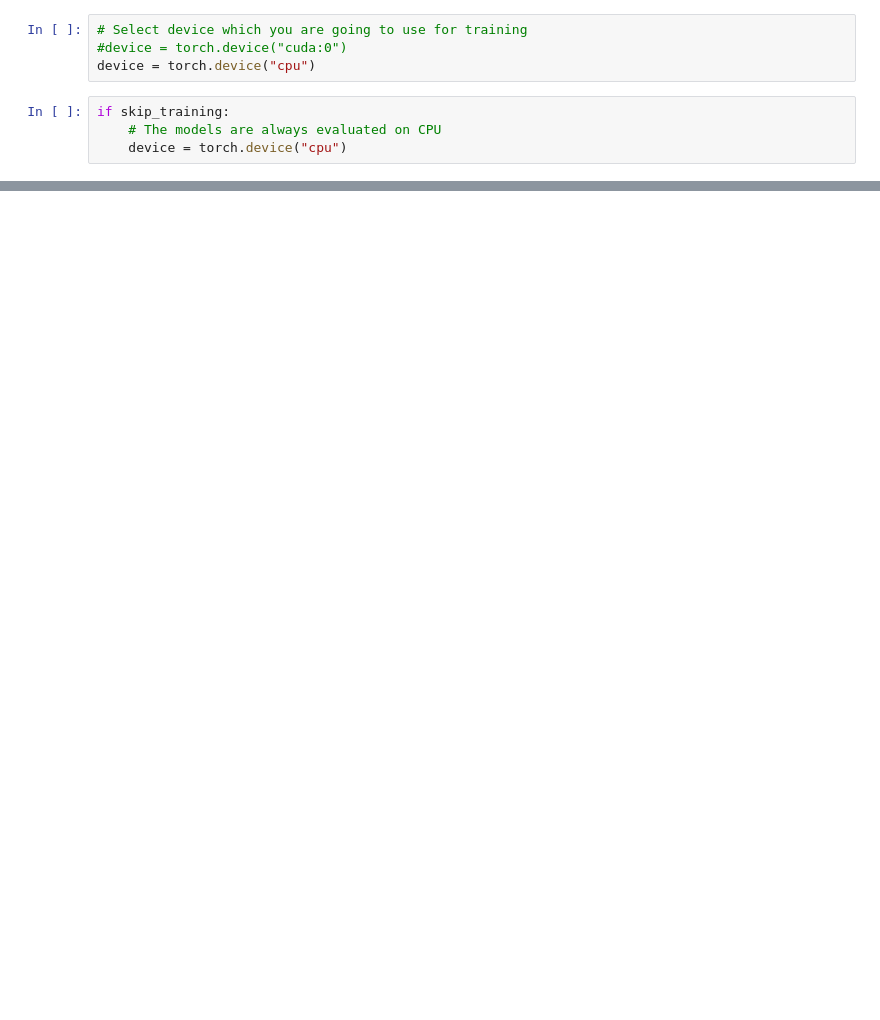
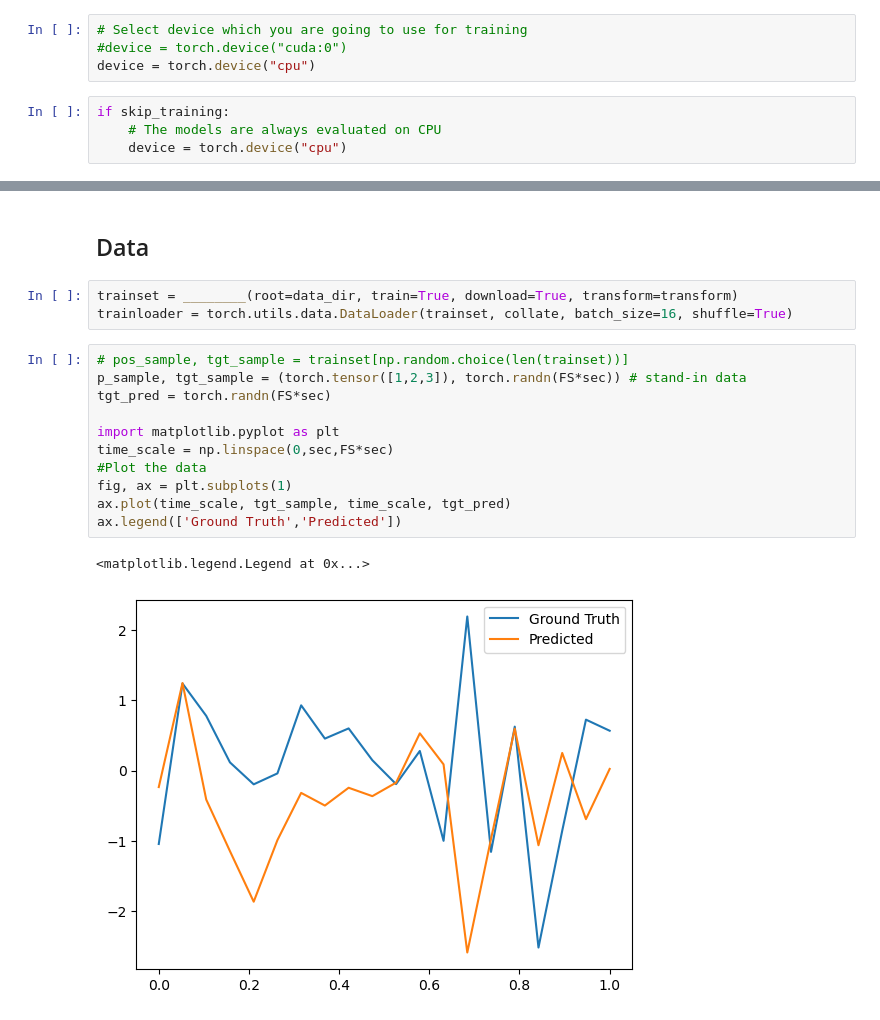
Before and after one commit to linjac/Thesis, a Jupyter notebook: 00_IR-MPL/ir-mlp.ipynb, the cells around one changed output, grey strips where cells are left out. Saved outputs shown, nothing was run; the diff lists cells and outputs as text; blank space fills up the shorter version.

```diff
--- a/00_IR-MPL/ir-mlp.ipynb
+++ b/00_IR-MPL/ir-mlp.ipynb
@@ -29,0 +140,19 @@ data_dir = tools.select_data_dir()
+# %% [markdown]
+## Data
+# %%
+trainset = ________(root=data_dir, train=True, download=True, transform=transform)
+trainloader = torch.utils.data.DataLoader(trainset, collate, batch_size=16, shuffle=True)
+# %%
+# pos_sample, tgt_sample = trainset[np.random.choice(len(trainset))]
+p_sample, tgt_sample = (torch.tensor([1,2,3]), torch.randn(FS*sec)) # stand-in data
+tgt_pred = torch.randn(FS*sec)
+
+import matplotlib.pyplot as plt
+time_scale = np.linspace(0,sec,FS*sec)
+#Plot the data
+fig, ax = plt.subplots(1)
+ax.plot(time_scale, tgt_sample, time_scale, tgt_pred)
+ax.legend(['Ground Truth','Predicted'])
+# %% [output]
+<matplotlib.legend.Legend at 0x...>
+[figure, added]
```
Also changed, not shown: parts of 15 cells of this notebook, 5 other files.
